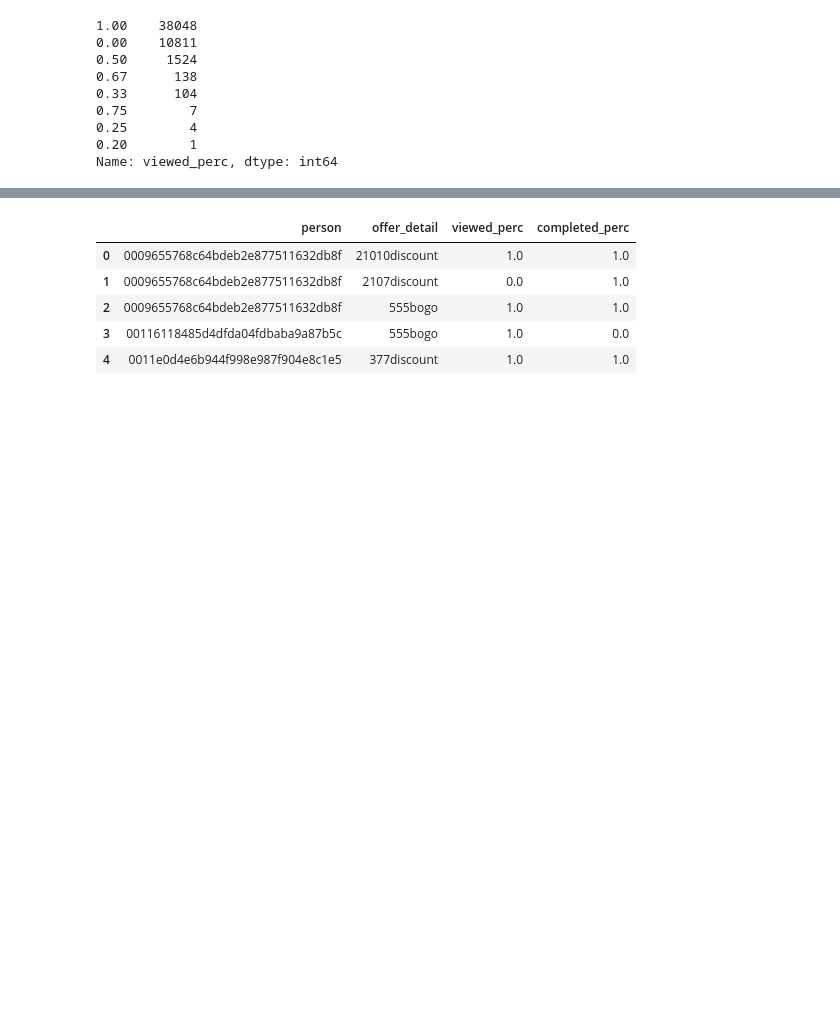
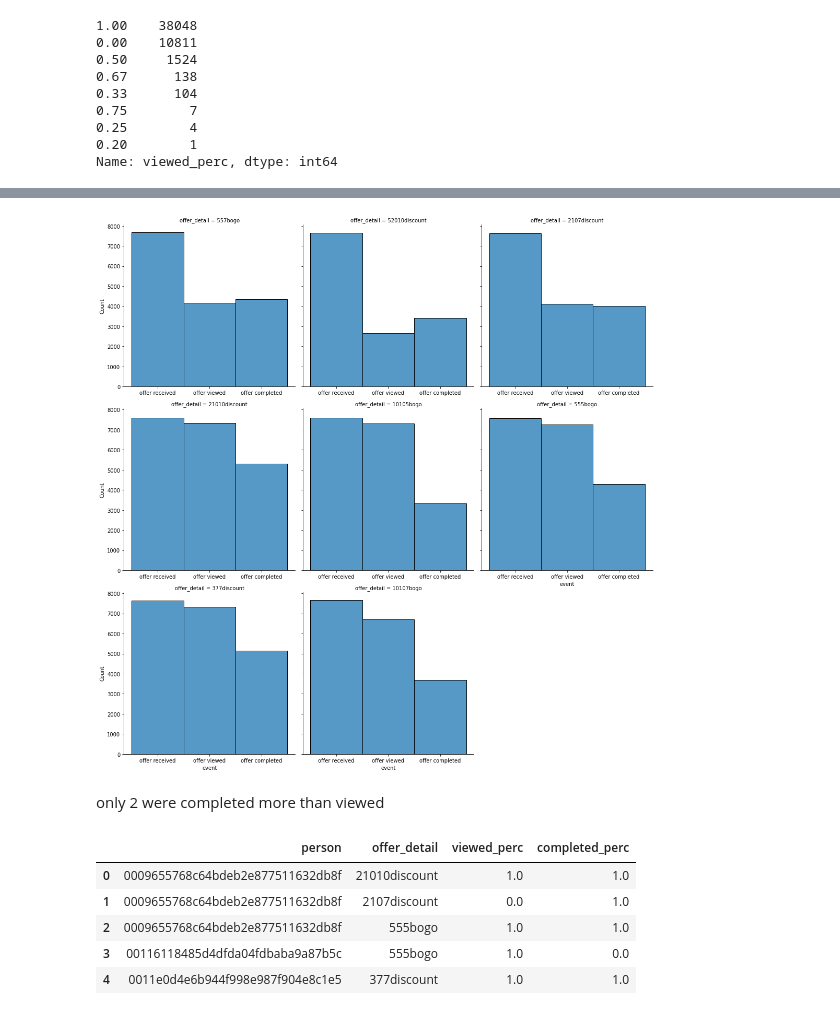
Before and after one commit to mikeolubode/Starbucks_Recommendation_FunkSVD, a Jupyter notebook: Starbucks_Capstone_notebook.ipynb, the cells around one changed output, grey strips where cells are left out. Drawn from its saved outputs; the diff is of its cells as text; code cells hidden in the pictures; blank space fills up the shorter version.

```diff
--- a/Starbucks_Capstone_notebook.ipynb
+++ b/Starbucks_Capstone_notebook.ipynb
@@ -605,3 +614,10 @@ Name: viewed_perc, dtype: int64
+# %%
+g = sns.FacetGrid(final_data, col="offer_detail", height=5, sharex=False, col_wrap=3)
+g.map_dataframe(sns.histplot, x="event");
+# %% [output]
+[figure, added]
+# %% [markdown]
+only 2 were completed more than viewed
 # %%
 offer_stat.head()
 # %% [output]
```
Also changed, not shown: parts of 14 cells of this notebook.
